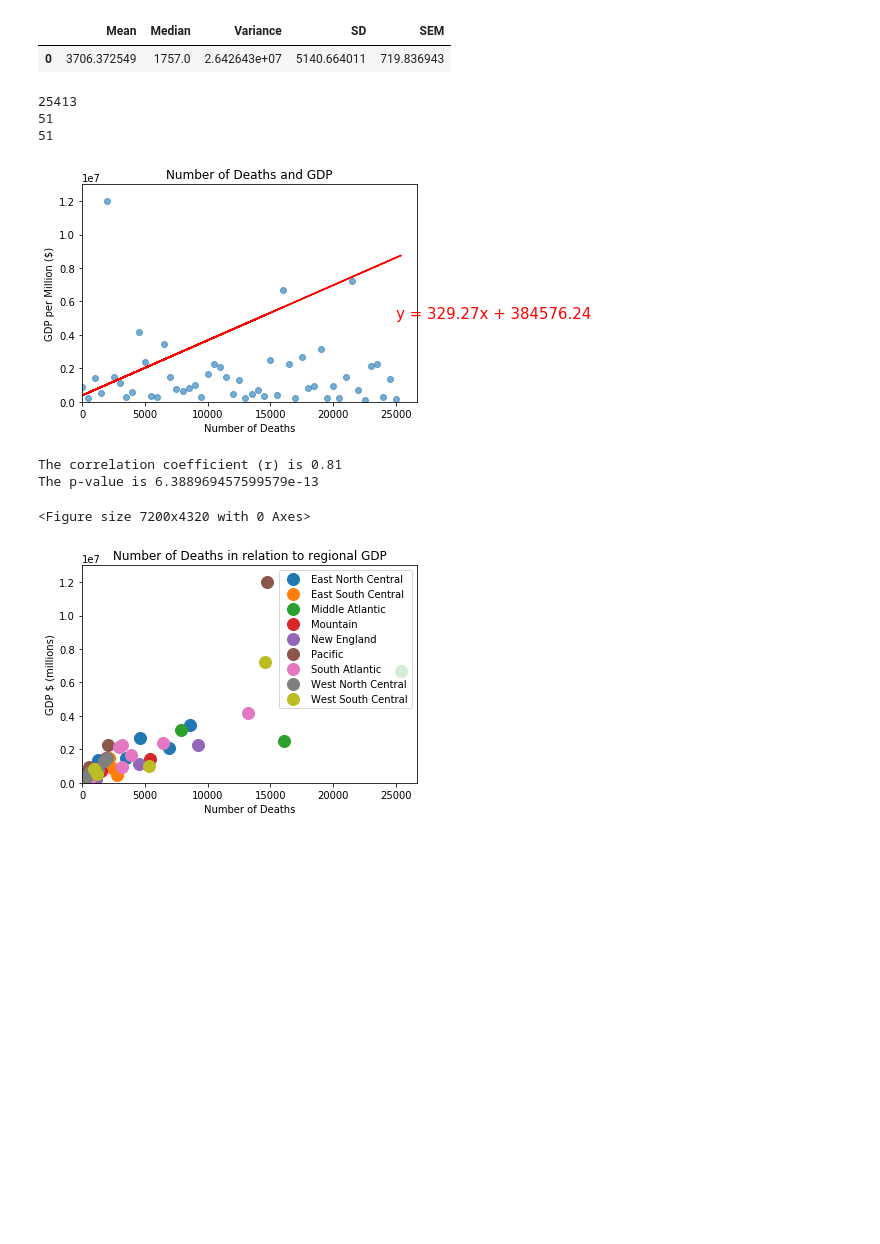
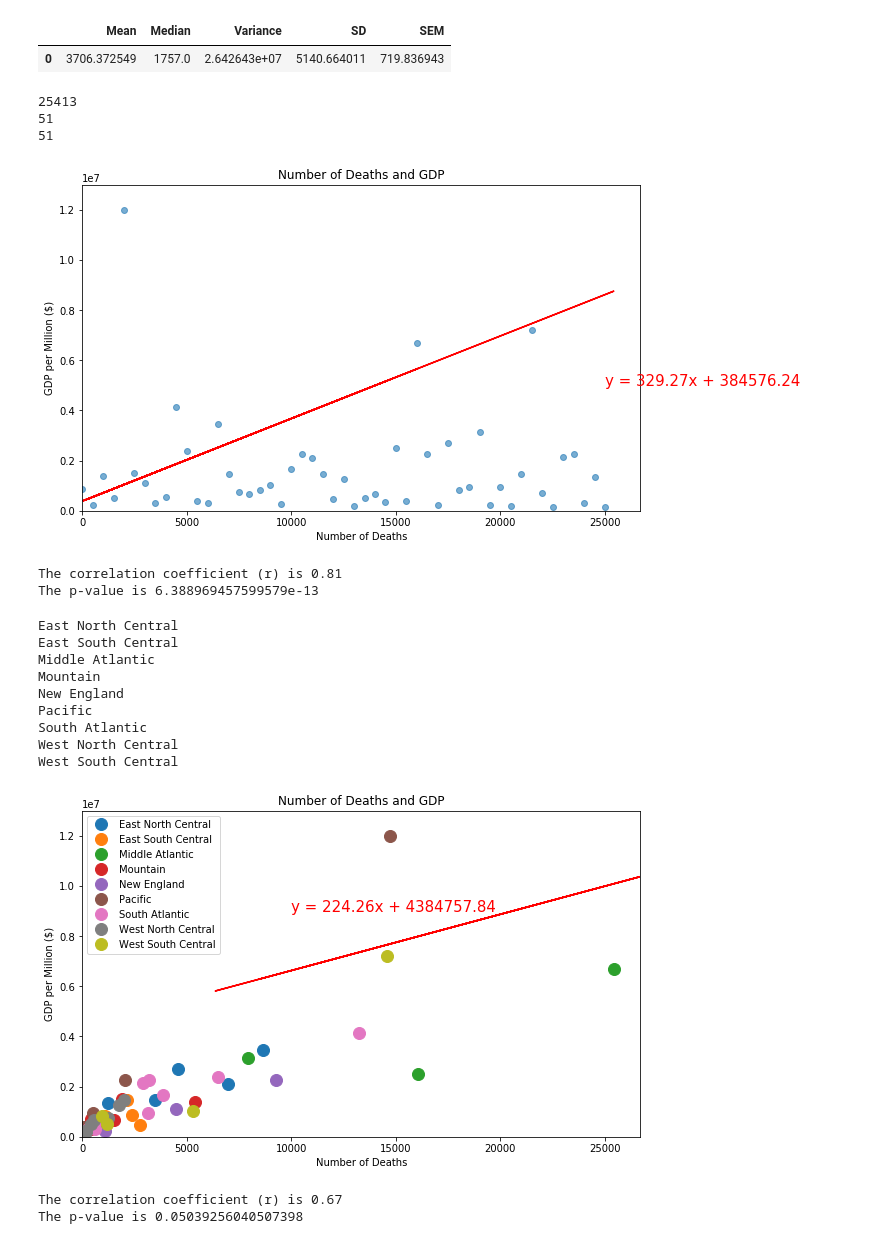
Before and after one commit to debrawu/ProjectOne, a Jupyter notebook: Project One - Visualizations .ipynb, the cells around one changed output. Drawn from its saved outputs; the diff is of its cells as text; code cells hidden in the pictures; blank space fills up the shorter version.

Commit message:
changing images

```diff
--- a/Project One - Visualizations .ipynb
+++ b/Project One - Visualizations .ipynb
@@ -331,6 +328,8 @@ print(len(x_axis))
 data = df['Total GDP']
 
 print(len(data))
+
+plt.figure(figsize=(10,6))
 plt.scatter(x=x_axis, y=data, alpha=0.6)
 
 plt.ylim(0, 13000000)
@@ -368,7 +367,7 @@ plt.savefig('DeathsperStateGDP')
 25413
 51
 51
-[figure, old version]
+[figure, new version]
 # %%
 # Calculate the correlation coefficient and linear regression model
 # for number of deaths & GDP
@@ -387,48 +386,71 @@ The p-value is 6.388969457599579e-13
 # %%
 #see if there's any relation to region GDP and deaths
 regions = df.groupby('Region')
+state=coords['State']
 
-plt.figure(figsize=(100,60))
-fig, ax = plt.subplots()
+
+# plt.figure(figsize=(10,6))
+fig, ax = plt.subplots(figsize=(10,6))
+
 ax.margins(0.05)
 for state, region in regions:
     plt.plot(region["Number of Deaths"], region["Total GDP"], marker="o", linestyle="", ms=12, label=state)
+    print(state)
 ax.legend()
 
+# handles, labels = ax.get_legend_handles_labels()
+# ax.legend(handles, labels)
 
 plt.ylim(0, 13000000)
 plt.xlim(0, x_limit*1.05)
 plt.title('Number of Deaths in relation to regional GDP')
 plt.xlabel('Number of Deaths')
 plt.ylabel('GDP $ (millions)')
 
-# #add linear regression and r values
-# #linear regression
+#add linear regression and r values
+#linear regression
 
-# gdp_group = regions['Total GDP']
-# ded_group = regions['Number of Deaths']
+gdp_group = regions['Total GDP'].sum()
+ded_group = regions['Number of Deaths'].sum()
 
-# # Run the regression and store each of the returned values
-# (slope, intercept, rvalue, pvalue, stderr) = linregress(ded_group, gdp_group)
+# Run the regression and store each of the returned values
+slope, intercept, rvalue, pvalue, stderr = linregress(ded_group, gdp_group)
 
-# # Calculate the predictions for each value of x (blood pressure)
-# regress_values = ded * slope + intercept
+# Calculate the predictions for each value of x
+regress_values = ded_group * slope + intercept
 
-# # Create the linear equation
-# line_eq = "y = " + str(round(slope,2)) + "x + " + str(round(intercept,2))
+# Create the linear equation
+line_eq = "y = " + str(round(slope,2)) + "x + " + str(round(intercept,2))
 
-# # Plot the regression line
-# plt.xlabel('Number of Deaths')
-# plt.ylabel('GDP per Million ($)')
-# plt.title('Number of Deaths and GDP')
+# Plot the regression line
+plt.xlabel('Number of Deaths')
+plt.ylabel('GDP per Million ($)')
+plt.title('Number of Deaths and GDP')
 
-# plt.plot(ded, regress_values, "red")
+plt.plot(ded_group, regress_values, "red")
 
-# # Add the linear equation to the plot
-# plt.annotate(line_eq, (25000, 5000000), fontsize=15, color="red")
+# Add the linear equation to the plot
+plt.annotate(line_eq, (10000, 9000000), fontsize=15, color="red")
 
-#couldn't figure out the linregress for groups, so skipping that for now, saving images
+# couldn't figure out the linregress for groups, so skipping that for now, saving images
 plt.savefig('DeathsperRegionalGDP')
 # %% [output]
-<Figure size 7200x4320 with 0 Axes>
+East North Central
+East South Central
+Middle Atlantic
+Mountain
+New England
+Pacific
+South Atlantic
+West North Central
+West South Central
-[figure, old version]
+[figure, new version]
+# %%
+#get the variables from the last practice and use them here
+correlation = sts.pearsonr(ded_group, gdp_group)
+
+print(f"The correlation coefficient (r) is {round(correlation[0],2)}")
+print(f"The p-value is {correlation[1]}")
+# %% [output]
+The correlation coefficient (r) is 0.67
+The p-value is 0.05039256040507398
```
Also changed, not shown: parts of 2 cells of this notebook, 3 other files.
